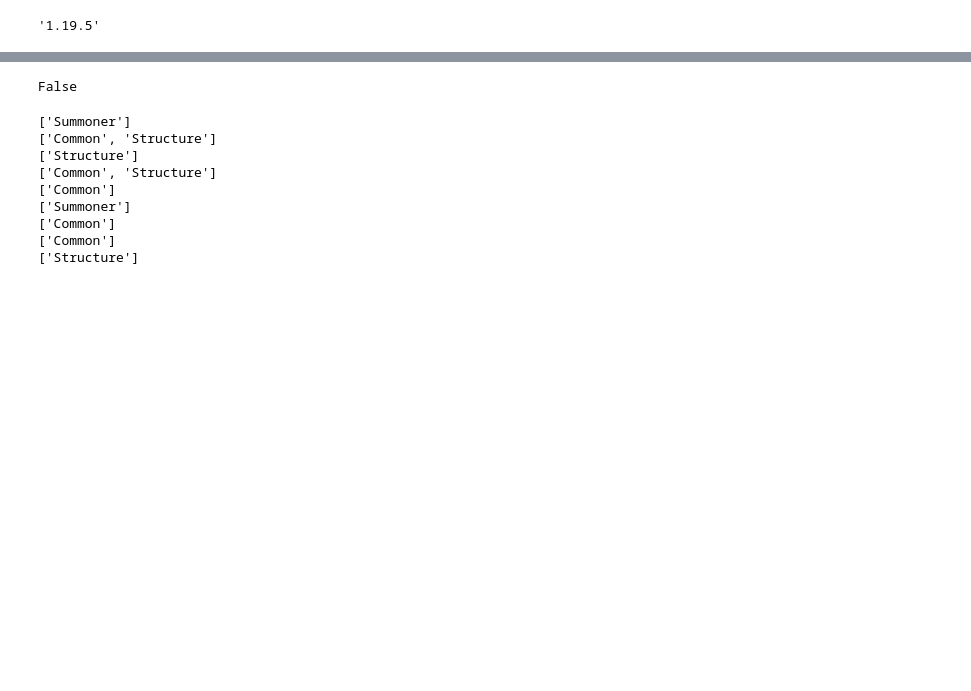
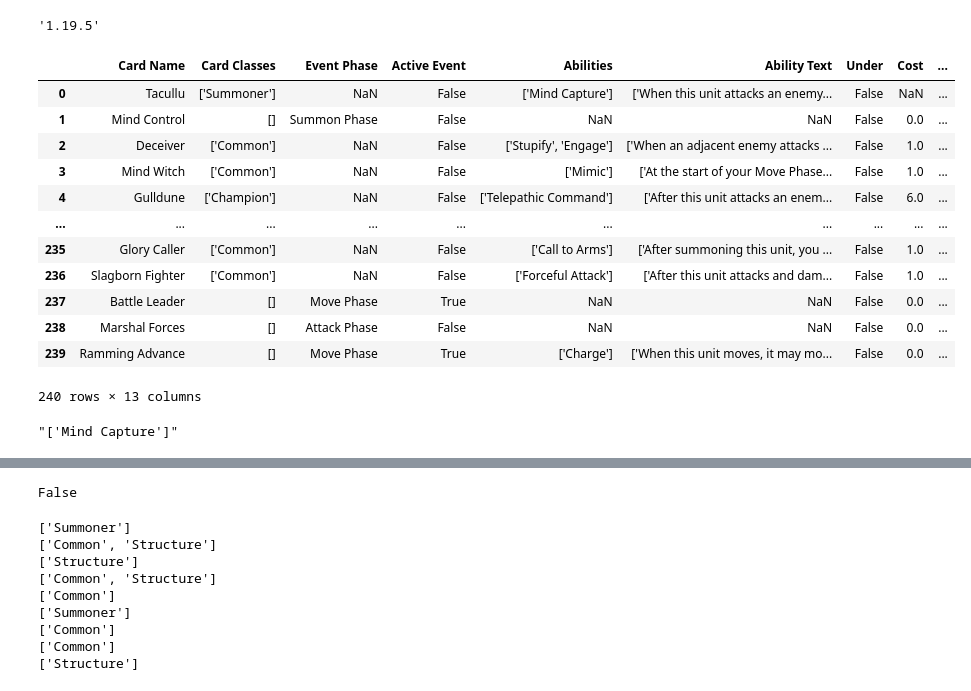
Before and after one commit to sdray5/projects, a Jupyter notebook: Summoner Wars/Summoner Wars Bot.ipynb, the cells around one changed output, grey strips where cells are left out. Cells and saved outputs as stored; diff of their text form; code cells hidden in the pictures; blank space fills up the shorter version.

Commit message:
Updated bot to read in data from summoner wars cards and obtain info from discard, draw pile, and history log

```diff
--- a/Summoner Wars/Summoner Wars Bot.ipynb
+++ b/Summoner Wars/Summoner Wars Bot.ipynb
@@ -36,3 +37,24 @@ from selenium.webdriver.common.action_chains import ActionChains
 np.__version__
 # %% [output]
 '1.19.5'
+# %%
+card_df = pd.read_csv('Summoner_Wars_Cards.csv', index_col=0)
+card_df
+# %% [output]
+|  | Card Name | Card Classes | Event Phase | Active Event | Abilities | Ability Text | Under | Cost | ... |
+| 0 | Tacullu | ['Summoner'] | NaN | False | ['Mind Capture'] | ['When this unit attacks an enemy... | False | NaN | ... |
+| 1 | Mind Control | [] | Summon Phase | False | NaN | NaN | False | 0.0 | ... |
+| 2 | Deceiver | ['Common'] | NaN | False | ['Stupify', 'Engage'] | ['When an adjacent enemy attacks ... | False | 1.0 | ... |
+| 3 | Mind Witch | ['Common'] | NaN | False | ['Mimic'] | ['At the start of your Move Phase... | False | 1.0 | ... |
+| 4 | Gulldune | ['Champion'] | NaN | False | ['Telepathic Command'] | ['After this unit attacks an enem... | False | 6.0 | ... |
+| ... | ... | ... | ... | ... | ... | ... | ... | ... | ... |
+| 235 | Glory Caller | ['Common'] | NaN | False | ['Call to Arms'] | ['After summoning this unit, you ... | False | 1.0 | ... |
+| 236 | Slagborn Fighter | ['Common'] | NaN | False | ['Forceful Attack'] | ['After this unit attacks and dam... | False | 1.0 | ... |
+| 237 | Battle Leader | [] | Move Phase | True | NaN | NaN | False | 0.0 | ... |
+| 238 | Marshal Forces | [] | Attack Phase | False | NaN | NaN | False | 0.0 | ... |
+| 239 | Ramming Advance | [] | Move Phase | True | ['Charge'] | ['When this unit moves, it may mo... | False | 0.0 | ... |
+240 rows × 13 columns
+# %%
+card_df['Abilities'][0]
+# %% [output]
+"['Mind Capture']"
```
Also changed, not shown: parts of 14 cells of this notebook, 1 other file.
